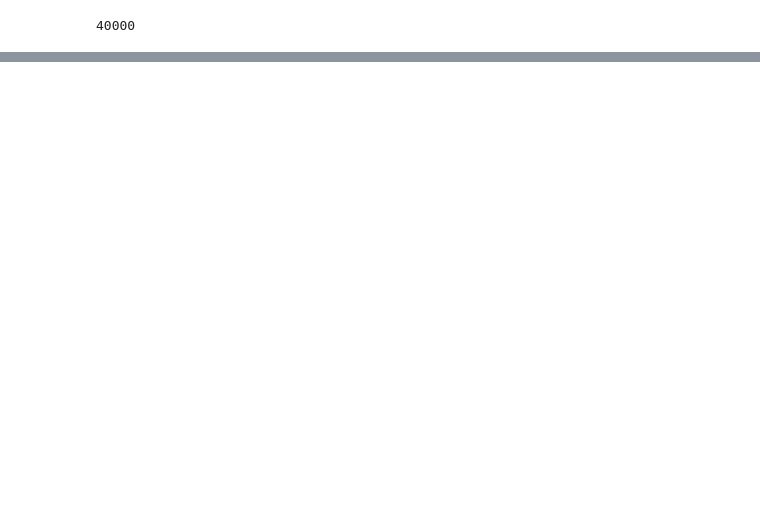
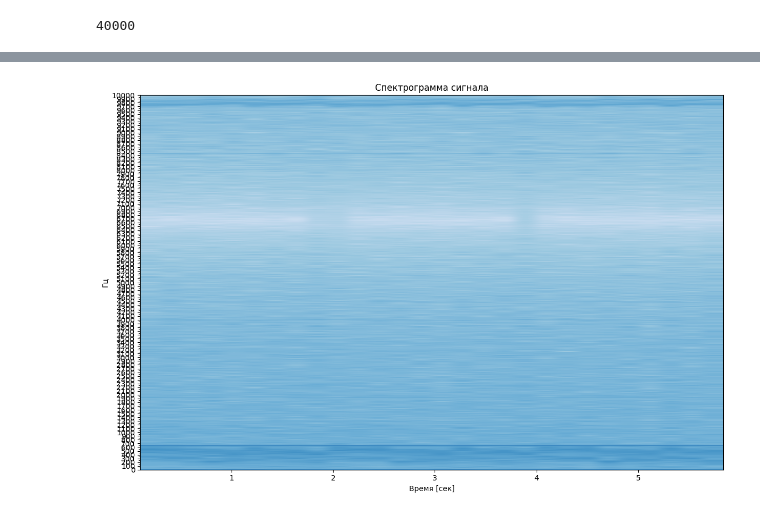
Before and after one commit to e-kolkhoz/tRNS, a Jupyter notebook: py_experiments/get_ADC_bufer.ipynb, the cells around one changed output, grey strips where cells are left out. Drawn from its saved outputs; the diff is of its cells as text; code cells hidden in the pictures; blank space fills up the shorter version.

```diff
--- a/py_experiments/get_ADC_bufer.ipynb
+++ b/py_experiments/get_ADC_bufer.ipynb
@@ -30,0 +34,20 @@ plt.hist(raw_array)
+# %%
+def plot_spectrogram_to_ax(ax, loop_signal, title, sample_rate=8000, NFFT=8192, noverlap=4096, cmap='Blues'):
+    signal = np.concatenate([loop_signal, loop_signal, loop_signal])
+    ax.specgram(signal, NFFT=NFFT, Fs=sample_rate, noverlap=noverlap, cmap=cmap)
+    ax.set_xlabel('Время [сек]')
+    ax.set_ylabel('Гц')
+    ax.set_ylim(0, sample_rate / 2)
+    ax.major_locator = ticker.MultipleLocator(base=100)
+    ax.yaxis.set_major_locator(ax.major_locator)
+    ax.yaxis.set_minor_locator(ticker.MultipleLocator(base=50))
+    ax.set_title(title)
+
+fig, axes = plt.subplots(1, 1, figsize=(12, 8))
+plot_spectrogram_to_ax(axes, raw_array,  'Спектрограмма сигнала', sample_rate=20000,)
+
+
+plt.tight_layout()
+plt.show()
+# %% [output]
+[figure, added]
```
Also changed, not shown: parts of 7 cells of this notebook, 2 other files.
